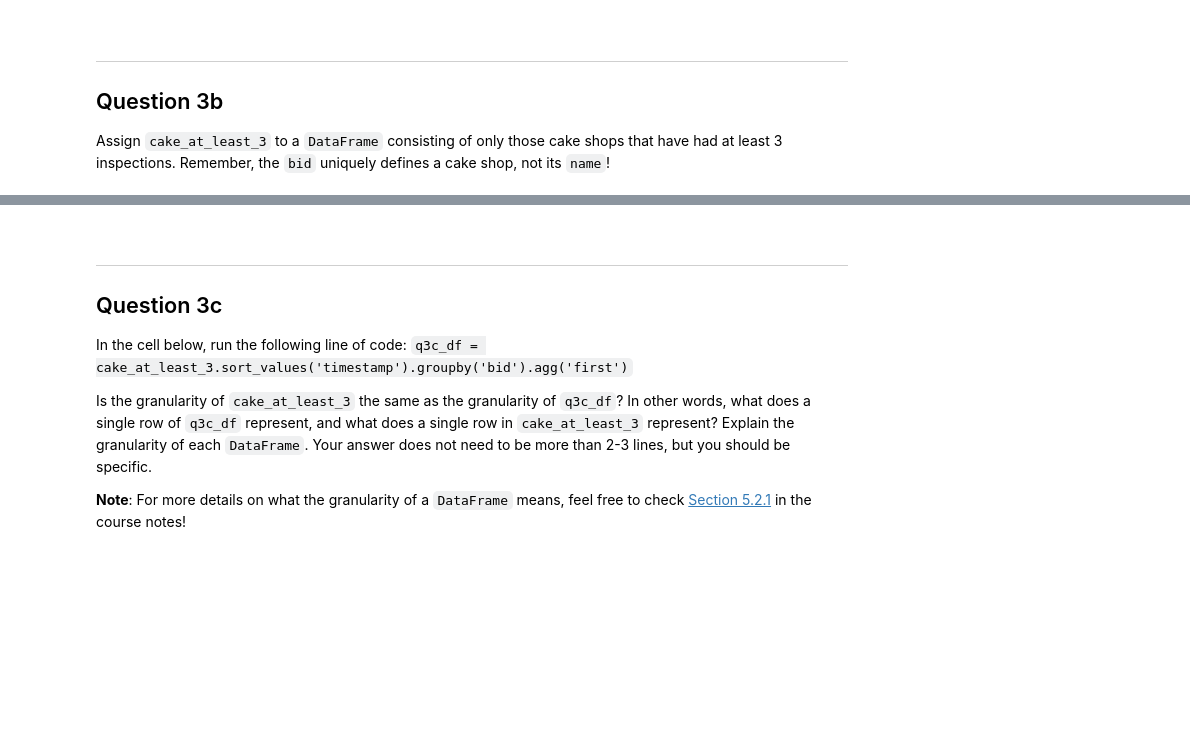
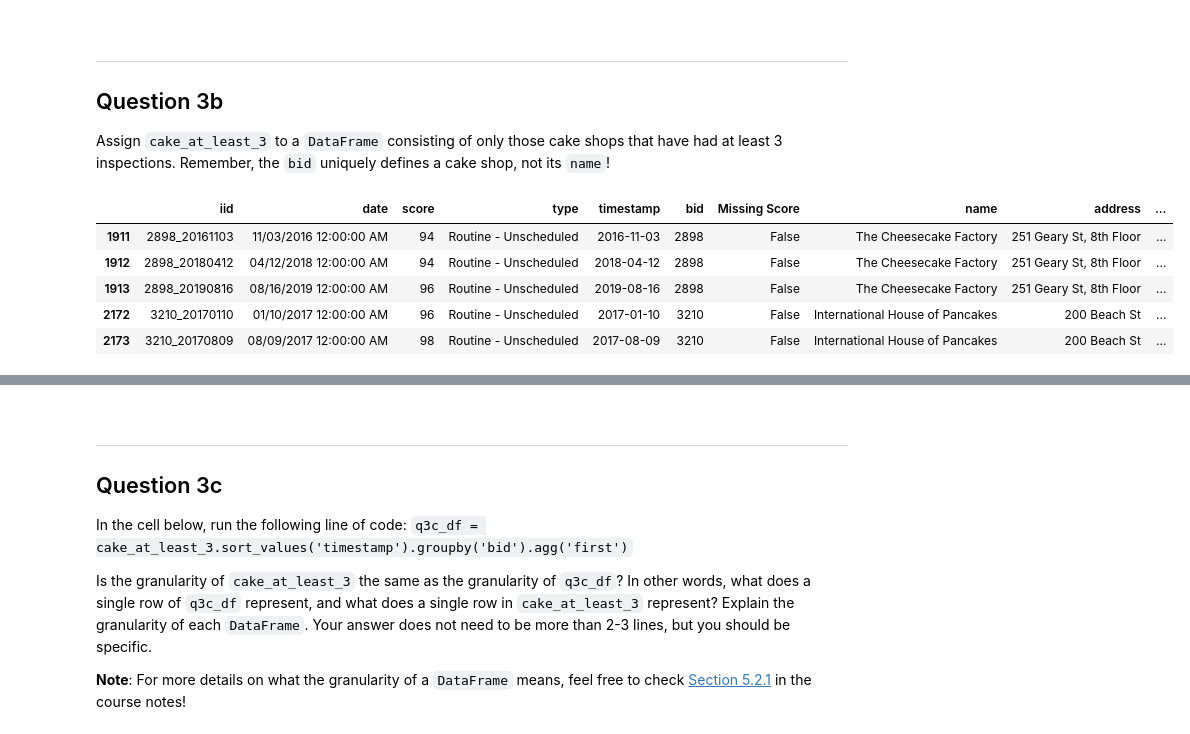
Before and after one commit to GhostLazy/Data100, a Jupyter notebook: su24-materials-main/hw/hw03/hw03.ipynb, the cells around one changed output, grey strips where cells are left out. Cells and saved outputs as stored; diff of their text form; code cells hidden in the pictures; blank space fills up the shorter version.

```diff
--- a/su24-materials-main/hw/hw03/hw03.ipynb
+++ b/su24-materials-main/hw/hw03/hw03.ipynb
@@ -308,2 +441,13 @@ cake_at_least_3.head()
+# %%
+bid_count = cake_shops.groupby("bid").size()
+cake_at_least_3 = cake_shops[cake_shops["bid"].isin(bid_count[bid_count >= 3].index)]
+cake_at_least_3.head()
+# %% [output]
+|  | iid | date | score | type | timestamp | bid | Missing Score | name | address | ... |
+| 1911 | 2898_20161103 | 11/03/2016 12:00:00 AM | 94 | Routine - Unscheduled | 2016-11-03 | 2898 | False | The Cheesecake Factory | 251 Geary St, 8th Floor | ... |
+| 1912 | 2898_20180412 | 04/12/2018 12:00:00 AM | 94 | Routine - Unscheduled | 2018-04-12 | 2898 | False | The Cheesecake Factory | 251 Geary St, 8th Floor | ... |
+| 1913 | 2898_20190816 | 08/16/2019 12:00:00 AM | 96 | Routine - Unscheduled | 2019-08-16 | 2898 | False | The Cheesecake Factory | 251 Geary St, 8th Floor | ... |
+| 2172 | 3210_20170110 | 01/10/2017 12:00:00 AM | 96 | Routine - Unscheduled | 2017-01-10 | 3210 | False | International House of Pancakes | 200 Beach St | ... |
+| 2173 | 3210_20170809 | 08/09/2017 12:00:00 AM | 98 | Routine - Unscheduled | 2017-08-09 | 3210 | False | International House of Pancakes | 200 Beach St | ... |
 # %%
 grader.check("q3b")
```
Also changed, not shown: parts of 40 cells of this notebook, 4 other files.
